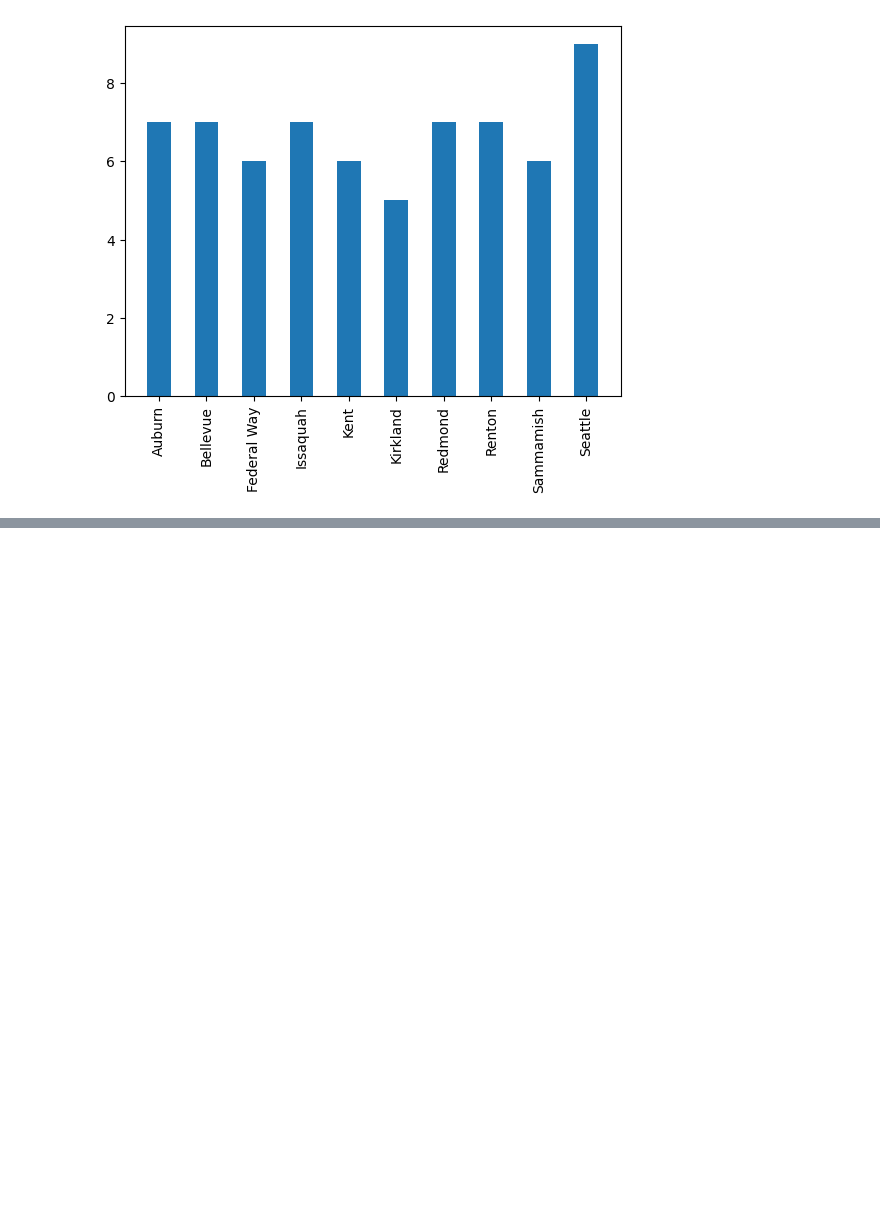
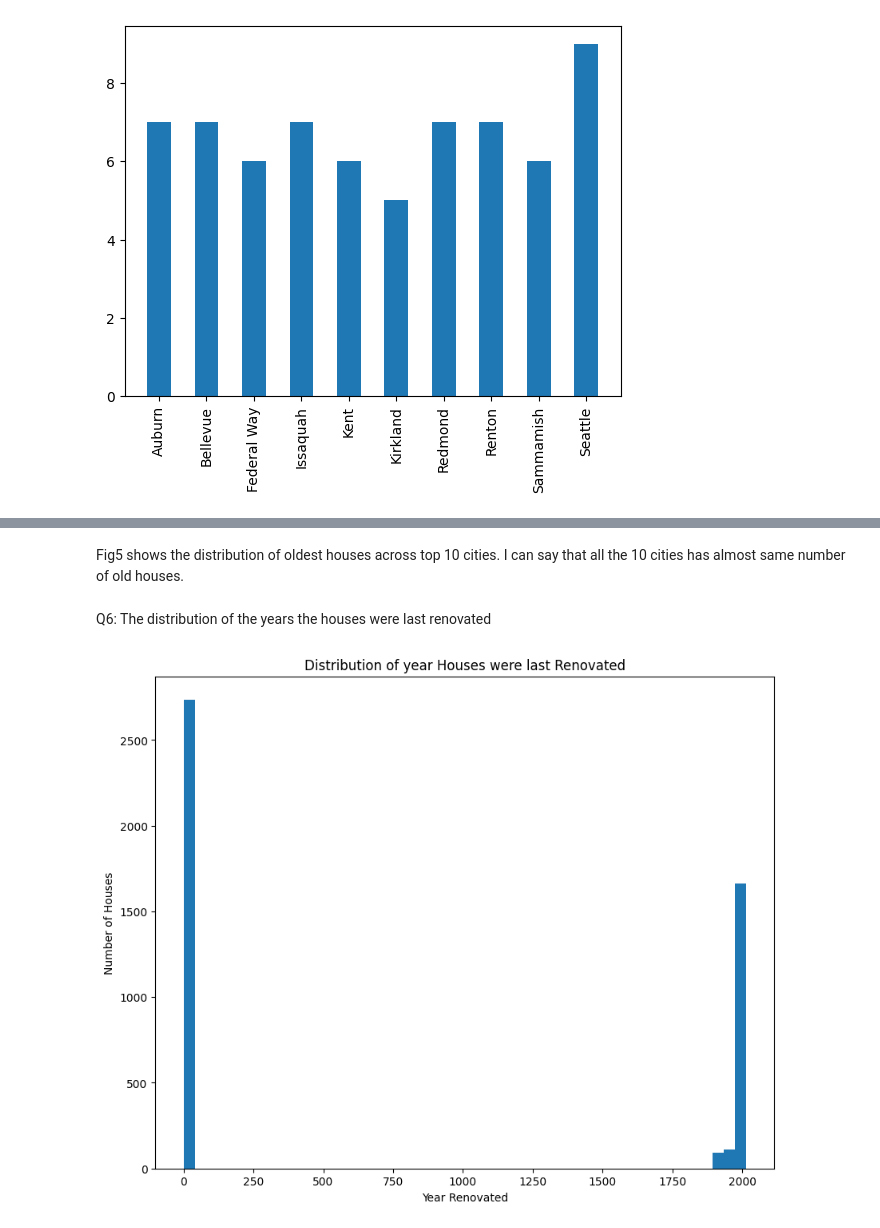
Before and after one commit to Placidus-Ali/Stutern, a Jupyter notebook: model7_lesson4/graph.ipynb, the cells around one changed output, grey strips where cells are left out. Cells and saved outputs as stored; diff of their text form; code cells hidden in the pictures; blank space fills up the shorter version.

```diff
--- a/model7_lesson4/graph.ipynb
+++ b/model7_lesson4/graph.ipynb
@@ -142,0 +168,14 @@ plt.bar(x,y, width=0.5)
+# %% [markdown]
+Fig5 shows the distribution of oldest houses across top 10 cities. I can say that all the 10 cities has almost same number of old houses.
+# %% [markdown]
+Q6: The distribution of the years the houses were last renovated
+# %%
+plt.figure(figsize=(10, 8))
+plt.hist(df['yr_renovated'], bins=50)
+plt.title('Distribution of year Houses were last Renovated')
+plt.xlabel('Year Renovated')
+plt.ylabel('Number of Houses')
+plt.ticklabel_format(useOffset=False, style='plain') #removing the scientific notation (1e7)
+plt.show()
+# %% [output]
+[figure, added]
```
Also changed, not shown: parts of 20 cells of this notebook.
